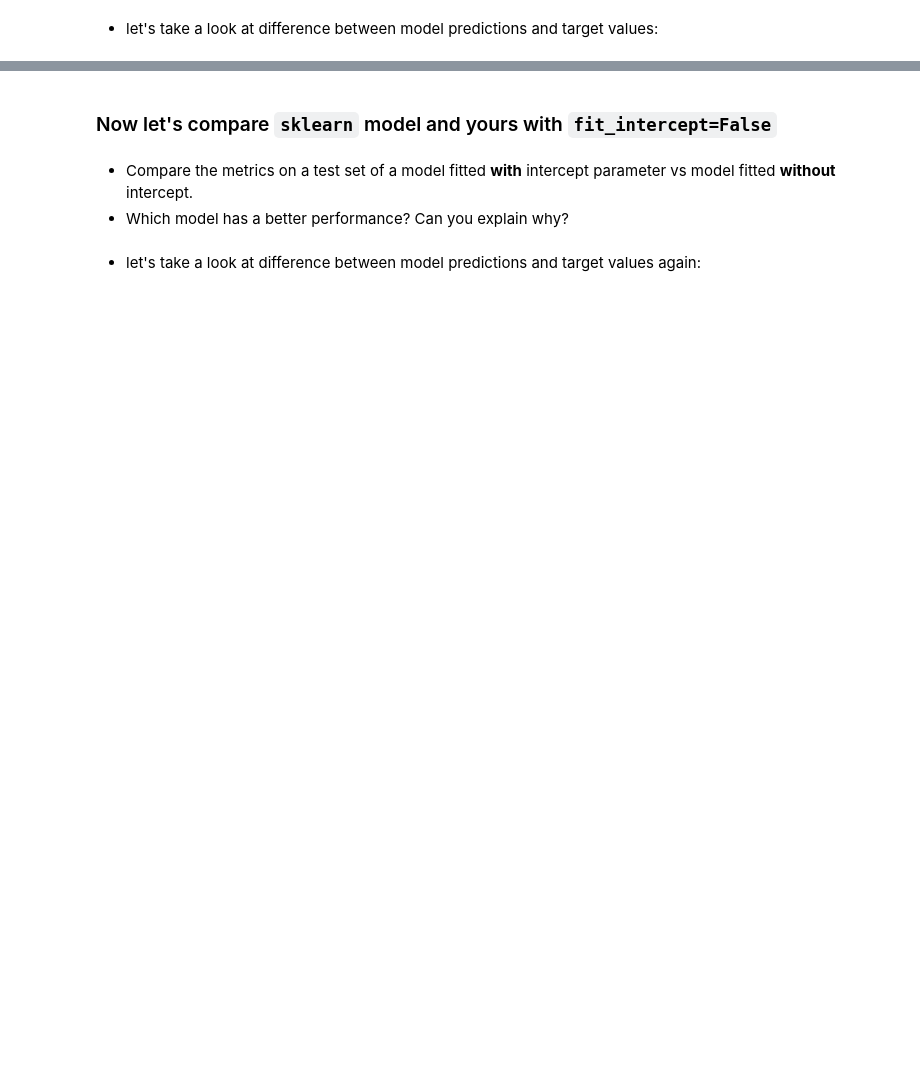
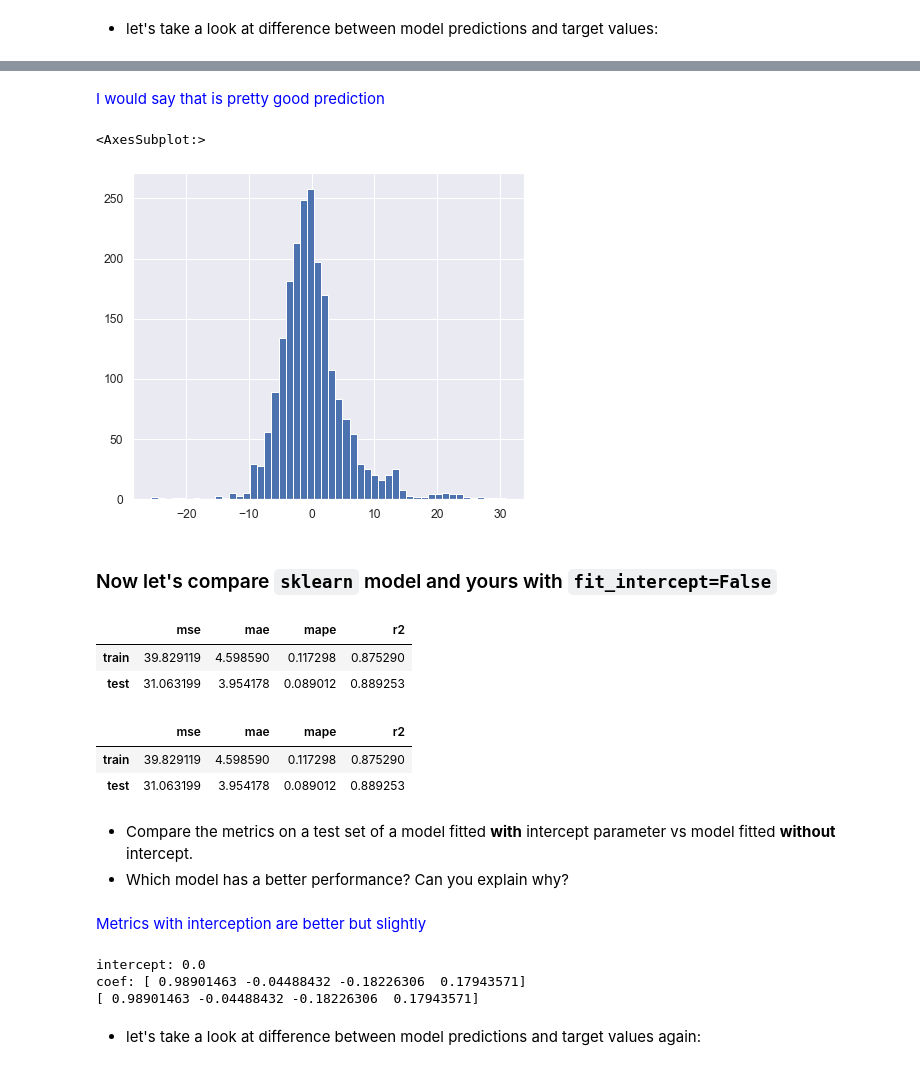
Before and after one commit to codekot/linear_regression, a Jupyter notebook: linear_regression.ipynb, the cells around one changed output, grey strips where cells are left out. Saved outputs shown, nothing was run; the diff lists cells and outputs as text; code cells hidden in the pictures; blank space fills up the shorter version.

```diff
--- a/linear_regression.ipynb
+++ b/linear_regression.ipynb
@@ -1126,9 +1134,10 @@ def add_ones_column(x):
     # HINTS:
     # * create a vector that consists of ones: (1, 1, ..., 1)
     # * then use either `np.column_stack` or `np.hstack` function to add this vector to a matrix
+    shape = x.shape
+    ones = np.ones(shape[0], dtype=int)
+    return np.column_stack((ones, x))
 
-    # # your code here:
-    # return ...
 
 class LRMatrixForm:
     """
@@ -1149,15 +1158,16 @@ class LRMatrixForm:
         self.w_ = None  # vector with all model parameters (intercept and weights)
 
     def fit(self, x_train: pd.DataFrame, y_train: pd.Series):
+        '''Самое главное это понять, что self.w_ это формула сверху, где умножения X и Xt и y
+Вот оттуда и начинать плясать'''
         X = x_train.to_numpy()  # convert pd.DataFrame to numpy matrix
-
         if self.fit_intercept is True:
             # when creating a model with intercept term we need to extend feature matrix
             # with a column consisting of ones (1, 1, ..., 1).
             X = add_ones_column(X)
 
         # # your code here to calculate model parameters:
-        # self.w_ =
+        self.w_ = np.dot(np.dot(np.linalg.inv(np.dot(X.T, X)), X.T), y_train)
 
     @property
     def coef_(self):
@@ -1165,7 +1175,10 @@ class LRMatrixForm:
         if self.w_ is None:
             raise NotFittedError()
         # # your code here:
-        # return ...
+        if self.fit_intercept is not True:
+            return self.w_
+        else:
+            return self.w_[1:]
 
     @property
     def intercept_(self):
@@ -1174,8 +1187,7 @@ class LRMatrixForm:
             return 0.0  # for compatibility with sklearn
         if self.w_ is None:
             raise NotFittedError()
-        # # your code here:
-        # return ...
+        return self.w_[0]
 
     def predict(self, x_test: pd.DataFrame):
         """ Generate predictions using fitted model parameters. """
@@ -1187,8 +1199,8 @@ class LRMatrixForm:
         if self.fit_intercept is True:
             X = add_ones_column(X)
 
-        # # your code here to calculate predictions
-        # return ...
+
+        return np.sum((X * self.w_), axis = 1)
 # %% [markdown]
 ### Validate your implementation is identical to library version
 # %%
@@ -1196,0 +1213,3 @@ fit_and_evaluate(lr_matrix_form, x_train, y_train, x_test, y_test)
+# %%
+model = LinearRegression(fit_intercept=True)
+fit_and_evaluate(model, x_train, y_train, x_test, y_test)
@@ -1208,18 +1262,40 @@ assert np.allclose(model.coef_, lr_matrix_form.coef_)
+# %% [markdown]
+<font color='blue'>I would say that is pretty good prediction
+# %%
+(model.predict(x_test) - y_test).hist(bins=50)
+# %% [output]
+<AxesSubplot:>
+[figure, added]
 # %% [markdown]
 ### Now let's compare `sklearn` model and yours with `fit_intercept=False`
 # %%
 model = LinearRegression(fit_intercept=False)
 fit_and_evaluate(model, x_train, y_train, x_test, y_test)
+# %% [output]
+|  | mse | mae | mape | r2 |
+| train | 39.829119 | 4.598590 | 0.117298 | 0.875290 |
+| test | 31.063199 | 3.954178 | 0.089012 | 0.889253 |
 # %%
 lr_matrix_form = LRMatrixForm(fit_intercept=False)
 fit_and_evaluate(lr_matrix_form, x_train, y_train, x_test, y_test)
+# %% [output]
+|  | mse | mae | mape | r2 |
+| train | 39.829119 | 4.598590 | 0.117298 | 0.875290 |
+| test | 31.063199 | 3.954178 | 0.089012 | 0.889253 |
 # %% [markdown]
 * Compare the metrics on a test set of a model fitted **with** intercept parameter
   vs model fitted **without** intercept.
 * Which model has a better performance? Can you explain why?
+# %% [markdown]
+<font color='blue'>Metrics with interception are better but slightly
 # %%
 print(f'intercept: {lr_matrix_form.intercept_}')
 print(f'coef: {lr_matrix_form.coef_}')
+print(model.coef_)
+# %% [output]
+intercept: 0.0
+coef: [ 0.98901463 -0.04488432 -0.18226306  0.17943571]
+[ 0.98901463 -0.04488432 -0.18226306  0.17943571]
 # %%
 assert np.allclose(model.predict(x_test), lr_matrix_form.predict(x_test))
 assert round(model.intercept_, 9) == round(lr_matrix_form.intercept_, 9)
```
Also changed, not shown: parts of 56 cells of this notebook.
